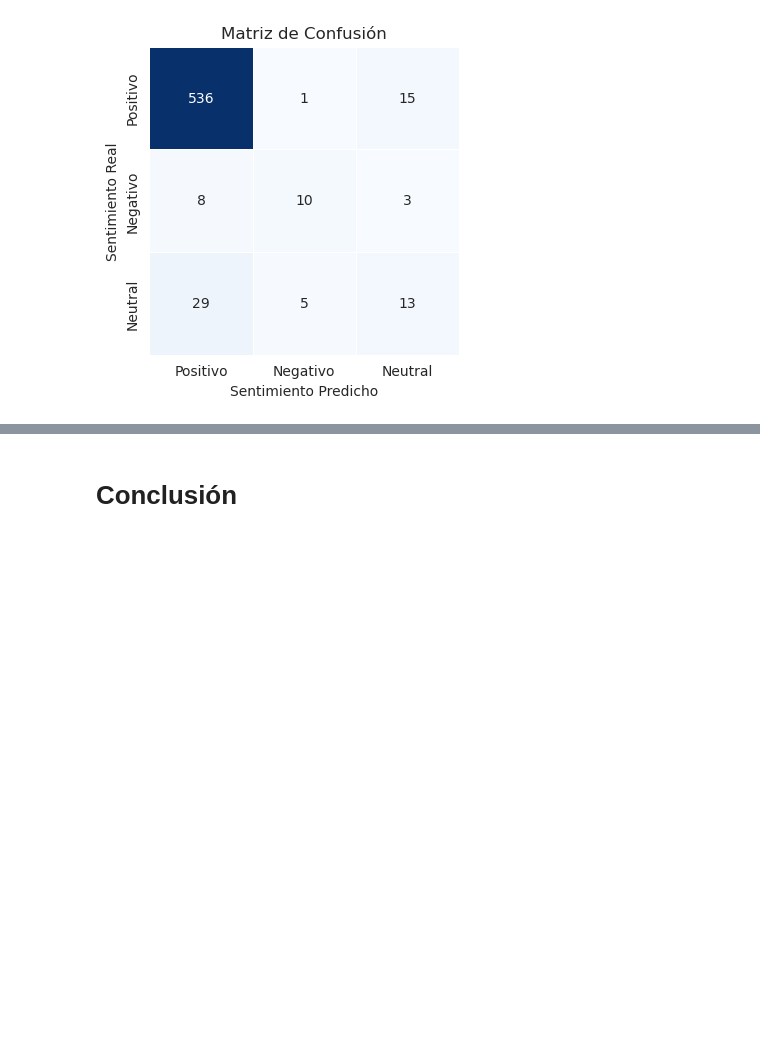
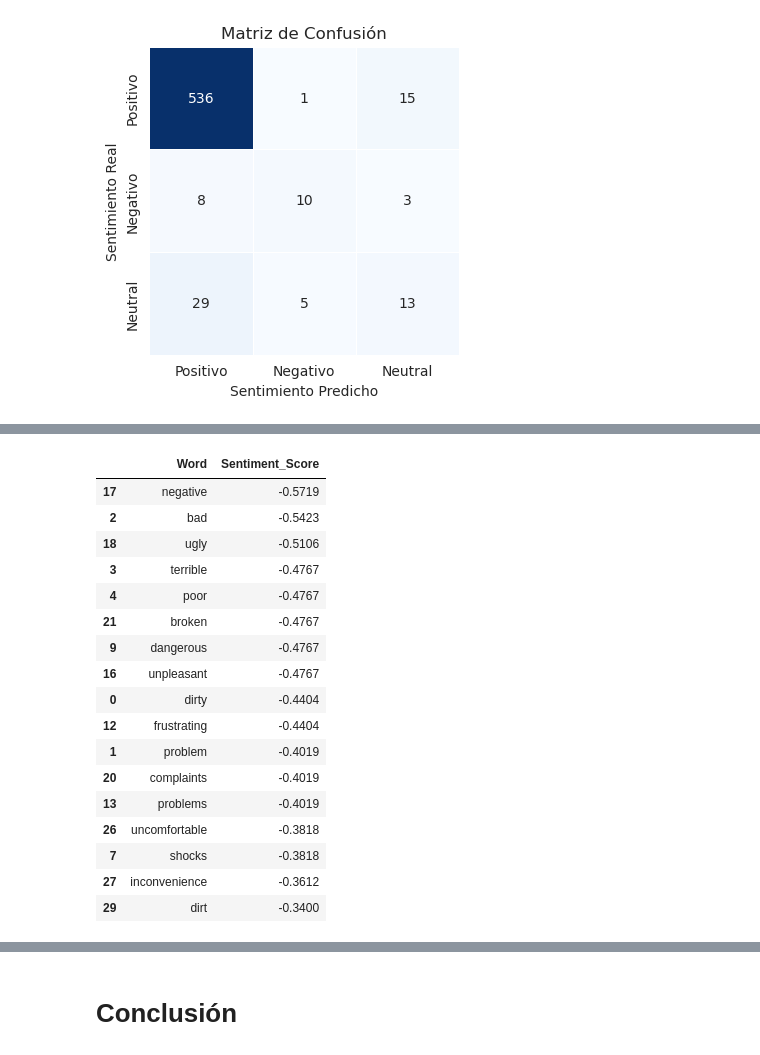
Before and after one commit to carlos-calderon-cabezas/airbnb-sentiment-analysis, a Jupyter notebook: airbnb_sentiment_analysis.ipynb, the cells around one changed output, grey strips where cells are left out. Saved outputs shown, nothing was run; the diff lists cells and outputs as text; code cells hidden in the pictures; blank space fills up the shorter version.

```diff
--- a/airbnb_sentiment_analysis.ipynb
+++ b/airbnb_sentiment_analysis.ipynb
@@ -551,0 +640,21 @@ df_reviews
+# %%
+negative_words_score_df.head(17)
+# %% [output]
+|  | Word | Sentiment_Score |
+| 17 | negative | -0.5719 |
+| 2 | bad | -0.5423 |
+| 18 | ugly | -0.5106 |
+| 3 | terrible | -0.4767 |
+| 4 | poor | -0.4767 |
+| 21 | broken | -0.4767 |
+| 9 | dangerous | -0.4767 |
+| 16 | unpleasant | -0.4767 |
+| 0 | dirty | -0.4404 |
+| 12 | frustrating | -0.4404 |
+| 1 | problem | -0.4019 |
+| 20 | complaints | -0.4019 |
+| 13 | problems | -0.4019 |
+| 26 | uncomfortable | -0.3818 |
+| 7 | shocks | -0.3818 |
+| 27 | inconvenience | -0.3612 |
+| 29 | dirt | -0.3400 |
```
Also changed, not shown: parts of 21 cells of this notebook.
